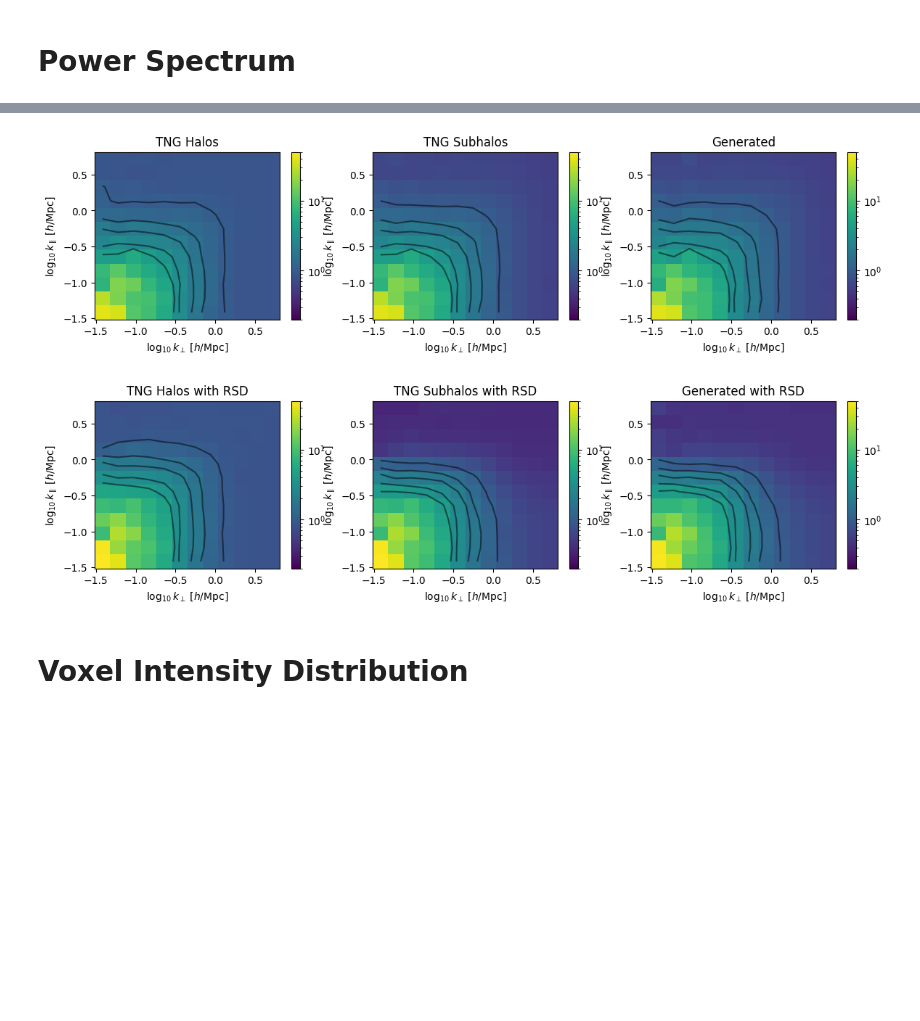
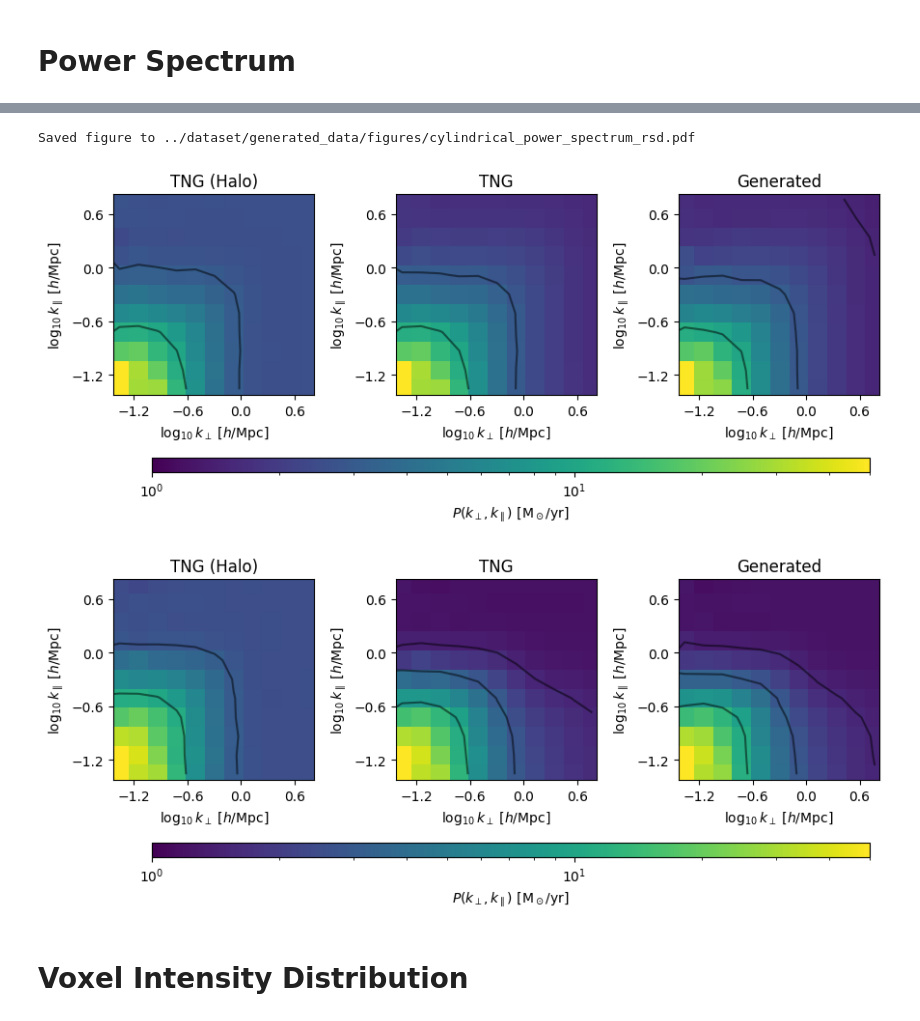
Before and after one commit to knmoriwaki/cosmoglint, a Jupyter notebook: notebooks/plot_data_cube.ipynb, the cells around one changed output, grey strips where cells are left out. Drawn from its saved outputs; the diff is of its cells as text; code cells hidden in the pictures; blank space fills up the shorter version.

```diff
--- a/notebooks/plot_data_cube.ipynb
+++ b/notebooks/plot_data_cube.ipynb
@@ -302,38 +303,66 @@ Saved figure to ../dataset/generated_data/figures/power_spectrum_pinocchio.pdf
+# %%
+k_perp_list = []
+k_para_list = []
+power2d_list = []
+for data, header in zip(data_list[:3], header_list):
+    boxsize = header["boxsize"] / hlittle
+    voxel_size = boxsize ** 3 / data.shape[0] / data.shape[1] / data.shape[2]
+    power2d, k_perp, k_para, var = compute_cylindrical_power(data / voxel_size, boxlength=boxsize, nbins=12, log_bins=True, use_same_bins=True)
+
+    power2d_list.append(power2d)
+    k_perp_list.append(k_perp)
+    k_para_list.append(k_para)
+
+power2d_rsd_list = []
+for data, header in zip(data_rsd_list[:3], header_rsd_list):
+    boxsize = header["boxsize"] / hlittle
+    voxel_size = boxsize ** 3 / data.shape[0] / data.shape[1] / data.shape[2]
+    power2d, kx, ky, var = compute_cylindrical_power(data / voxel_size, boxlength=boxsize, nbins=12, log_bins=True, use_same_bins=True)
+
+    power2d_rsd_list.append(power2d)
 # %%
 ### Cylindrical power spectrum
-def plot_cylindrical_power(data_list, header_list, titles):
-    ndata = len(data_list)
-    plt.figure(figsize=(3*ndata, 3))
-    plt.subplots_adjust(wspace=0.2)
+def plot_cylindrical_power(id_list, power2d_list, fsave=None):
+    ndata = len(id_list)
+    fig, axes = plt.subplots(1, ndata, figsize=(4*ndata, 4))
+    plt.subplots_adjust(wspace=-0.9)
 
-    for i, (data, header) in enumerate(zip(data_list, header_list)):
-        boxsize = header["boxsize"]
-        power2d, k_perp, k_para, var = compute_cylindrical_power(data, boxlength=boxsize, nbins=12, log_bins=True, use_same_bins=True)
+    for count, i in enumerate(id_list):
+        k_perp = k_perp_list[i]
+        k_para = k_para_list[i]
+        power2d = power2d_list[i]
 
         log_k_perp = np.log10(k_perp)
         log_k_para = np.log10(k_para)
 
-        ax = plt.subplot(1, ndata, i+1)
-        plt.title(titles[i])
+        ax = axes[count]
+        ax.set_aspect("equal")
+        ax.set_title(titles[i])
 
-        vmin, vmax = None, None
-        vmin, vmax = 0.2, 50
-        plt.pcolormesh(log_k_perp, log_k_para, power2d, shading="auto", norm=LogNorm(vmin=vmin, vmax=vmax))
-        plt.colorbar()
+
+        vmin, vmax = 1, 50
+        im = ax.pcolormesh(log_k_perp, log_k_para, power2d, shading="auto", norm=LogNorm(vmin=vmin, vmax=vmax))
 
         log_k_perp_values = 0.5 * (log_k_perp[1:] + log_k_perp[:-1])
         log_k_para_values = 0.5 * (log_k_para[1:] + log_k_para[:-1])
         X, Y = np.meshgrid(log_k_perp_values, log_k_para_values)
-        plt.contour(X, Y, power2d, levels=[1, 1.5, 2, 3, 4], colors="k", ls="dashed", alpha=0.5)
+        ax.contour(X, Y, power2d, levels=[1.5, 3, 10], colors="k", ls="dashed", alpha=0.5)
 
-        plt.xlabel(r"$\log_{10} k_\perp \ [h/ \rm Mpc]$")
-        plt.ylabel(r"$\log_{10} k_\parallel \ [h/ \rm Mpc]$")
+        ax.set_xlabel(r"$\log_{10} k_\perp \ [h/ \rm Mpc]$")
+        ax.set_ylabel(r"$\log_{10} k_\parallel \ [h/ \rm Mpc]$")
 
-        #plt.xlim(-1.51, 0)
-        #plt.ylim(-1.51, 0)
+        ax.set_xlim(-1.43, 0.82)
+        ax.set_ylim(-1.43, 0.82)
 
-        print(k_perp, k_para)
+        ax.xaxis.set_major_locator(ticker.MaxNLocator(nbins=4))  # 最大4本
+        ax.yaxis.set_major_locator(ticker.MaxNLocator(nbins=4))
 
-plot_cylindrical_power(data_list[:-1], header_list, titles)
-plot_cylindrical_power(data_rsd_list[:-1], header_rsd_list, titles_rsd)
+    cbar = fig.colorbar(im, ax=axes, orientation="horizontal", aspect=50, pad=-0.45, shrink=0.8)
+    cbar.set_label(r"$P(k_\perp, k_\parallel) \ [{\rm M_\odot / yr }]$")
+
+    my_savefig(fsave)
+
+
+plot_cylindrical_power([0, 1, 2], power2d_list, fsave="{}/cylindrical_power_spectrum.pdf".format(output_dir))
+plot_cylindrical_power([0, 1, 2], power2d_rsd_list, fsave="{}/cylindrical_power_spectrum_rsd.pdf".format(output_dir))
 # %% [output]
@@ -357,5 +370,6 @@ plot_cylindrical_power(data_rsd_list[:-1], header_rsd_list, titles_rsd)
+Saved figure to ../dataset/generated_data/figures/cylindrical_power_spectrum_rsd.pdf
-[figure, old version]
+[figure, new version]
-[figure, old version]
+[figure, new version]
 # %% [markdown]
 # Voxel Intensity Distribution
 # %%
```
Also changed, not shown: parts of 7 cells of this notebook, 1 other file.
